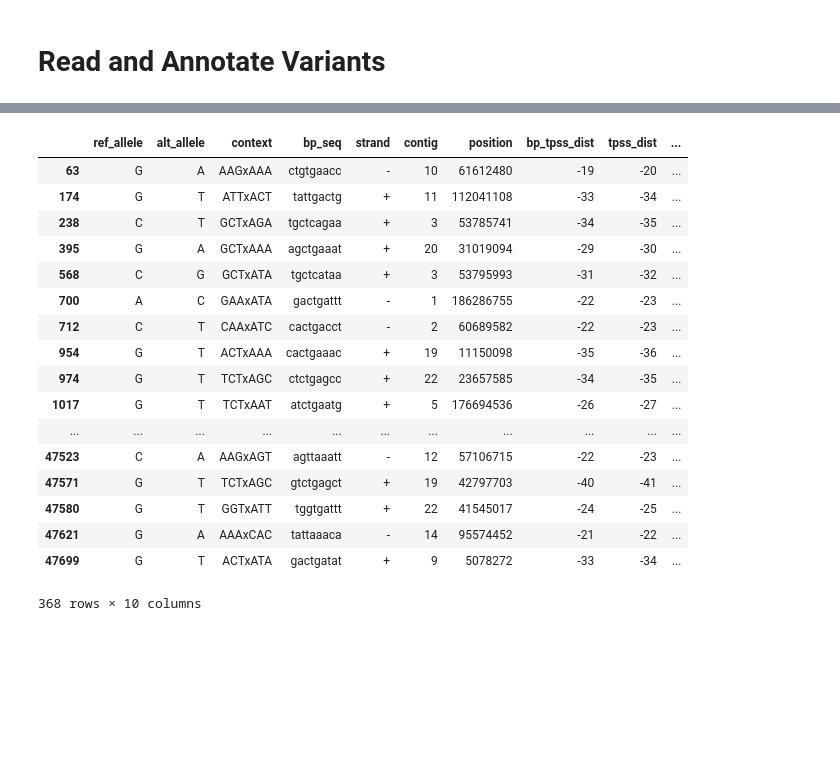
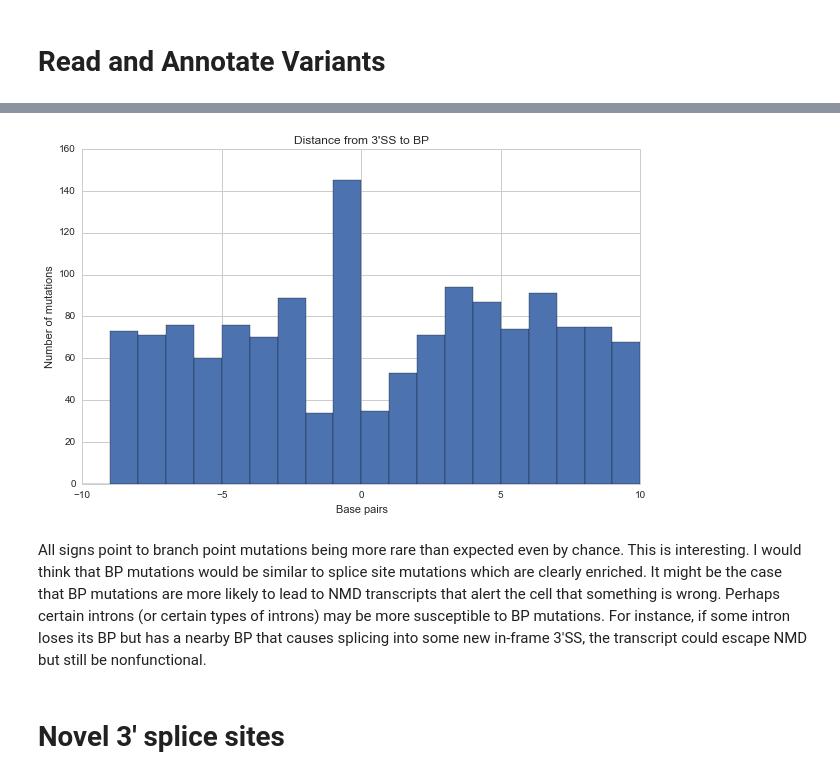
Before and after one commit to cdeboever3/pptmut, a Jupyter notebook: notebooks/Variant Analysis.ipynb, the cells around one changed output, grey strips where cells are left out. Cells and saved outputs as stored; diff of their text form; code cells hidden in the pictures; blank space fills up the shorter version.

```diff
--- a/notebooks/Variant Analysis.ipynb
+++ b/notebooks/Variant Analysis.ipynb
@@ -313,23 +282,23 @@ Name: CCDC6_chr10:61612461:-, dtype: object
-# %%
-tdf[tdf.bp_dist == -1][['ref_allele', 'alt_allele', 'context',
-                        'bp_seq', 'strand', 'contig', 'position',
-                        'bp_tpss_dist', 'tpss_dist', 'tpss']]
-# %% [output]
-|  | ref_allele | alt_allele | context | bp_seq | strand | contig | position | bp_tpss_dist | tpss_dist | ... |
-| 63 | G | A | AAGxAAA | ctgtgaacc | - | 10 | 61612480 | -19 | -20 | ... |
-| 174 | G | T | ATTxACT | tattgactg | + | 11 | 112041108 | -33 | -34 | ... |
-| 238 | C | T | GCTxAGA | tgctcagaa | + | 3 | 53785741 | -34 | -35 | ... |
-| 395 | G | A | GCTxAAA | agctgaaat | + | 20 | 31019094 | -29 | -30 | ... |
-| 568 | C | G | GCTxATA | tgctcataa | + | 3 | 53795993 | -31 | -32 | ... |
-| 700 | A | C | GAAxATA | gactgattt | - | 1 | 186286755 | -22 | -23 | ... |
-| 712 | C | T | CAAxATC | cactgacct | - | 2 | 60689582 | -22 | -23 | ... |
-| 954 | G | T | ACTxAAA | cactgaaac | + | 19 | 11150098 | -35 | -36 | ... |
-| 974 | G | T | TCTxAGC | ctctgagcc | + | 22 | 23657585 | -34 | -35 | ... |
-| 1017 | G | T | TCTxAAT | atctgaatg | + | 5 | 176694536 | -26 | -27 | ... |
-| ... | ... | ... | ... | ... | ... | ... | ... | ... | ... | ... |
-| 47523 | C | A | AAGxAGT | agttaaatt | - | 12 | 57106715 | -22 | -23 | ... |
-| 47571 | G | T | TCTxAGC | gtctgagct | + | 19 | 42797703 | -40 | -41 | ... |
-| 47580 | G | T | GGTxATT | tggtgattt | + | 22 | 41545017 | -24 | -25 | ... |
-| 47621 | G | A | AAAxCAC | tattaaaca | - | 14 | 95574452 | -21 | -22 | ... |
-| 47699 | G | T | ACTxATA | gactgatat | + | 9 | 5078272 | -33 | -34 | ... |
-368 rows × 10 columns
+# %%
+ax = tdf[(tdf.bp_dist > -10) &
+         (tdf.bp_dist < 10)].bp_dist.dropna().hist(bins=np.arange(-150, 51, 1))
+ax.set_title('Distance from 3\'SS to BP')
+ax.set_xlabel('Base pairs')
+ax.set_ylabel('Number of mutations');
+# %% [output]
+[figure, added]
+# %% [markdown]
+All signs point to branch point mutations being
+more rare than expected even by chance. This is
+interesting. I would think that BP mutations would
+be similar to splice site mutations which are clearly
+enriched. It might be the case that BP mutations
+are more likely to lead to NMD transcripts that alert
+the cell that something is wrong. Perhaps certain introns
+(or certain types of introns) may be more susceptible
+to BP mutations. For instance, if some intron loses its
+BP but has a nearby BP that causes splicing into some new
+in-frame 3'SS, the transcript could escape NMD but
+still be nonfunctional.
+# %% [markdown]
+# Novel 3' splice sites
```
Also changed, not shown: parts of 32 cells of this notebook, 1 other file.
